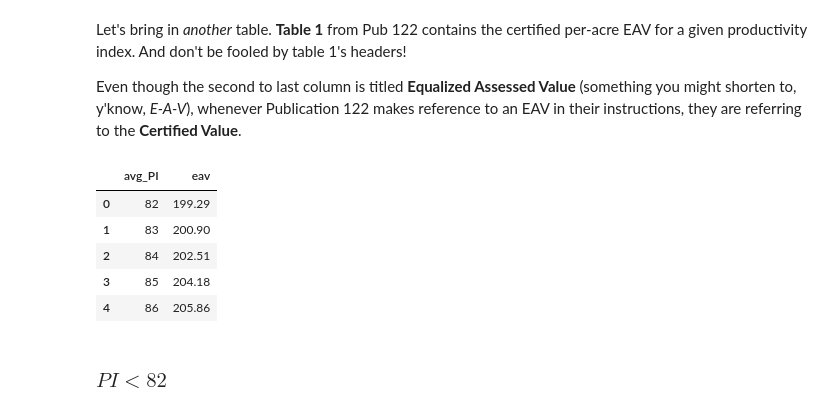
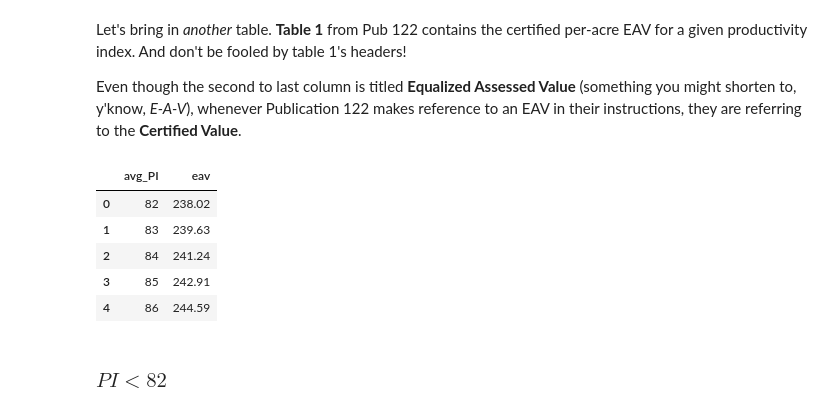
Before and after one commit to kcgis/farm-cards, a Jupyter notebook: farm-cards.ipynb, the cells around one changed output. Saved outputs shown, nothing was run; the diff lists cells and outputs as text; code cells hidden in the pictures.

```diff
--- a/farm-cards.ipynb
+++ b/farm-cards.ipynb
@@ -732,16 +732,16 @@ Let's bring in *another* table. **Table 1** from Pub 122 contains the certified
 
 Even though the second to last column is titled **Equalized Assessed Value** (something you might shorten to, y'know, *E-A-V*), whenever Publication 122 makes reference to an EAV in their instructions, they are referring to the **Certified Value**.
 # %%
-eav_df = pd.read_csv('resources/eav_2021.csv')
+eav_df = pd.read_csv('resources/eav_2022.csv')
 
 eav_df.head()
 # %% [output]
 |  | avg_PI | eav |
-| 0 | 82 | 199.29 |
-| 1 | 83 | 200.90 |
-| 2 | 84 | 202.51 |
-| 3 | 85 | 204.18 |
-| 4 | 86 | 205.86 |
+| 0 | 82 | 238.02 |
+| 1 | 83 | 239.63 |
+| 2 | 84 | 241.24 |
+| 3 | 85 | 242.91 |
+| 4 | 86 | 244.59 |
 # %% [markdown]
 ### $PI < 82$
 # %% [markdown]
```
Also changed, not shown: parts of 13 cells of this notebook.
